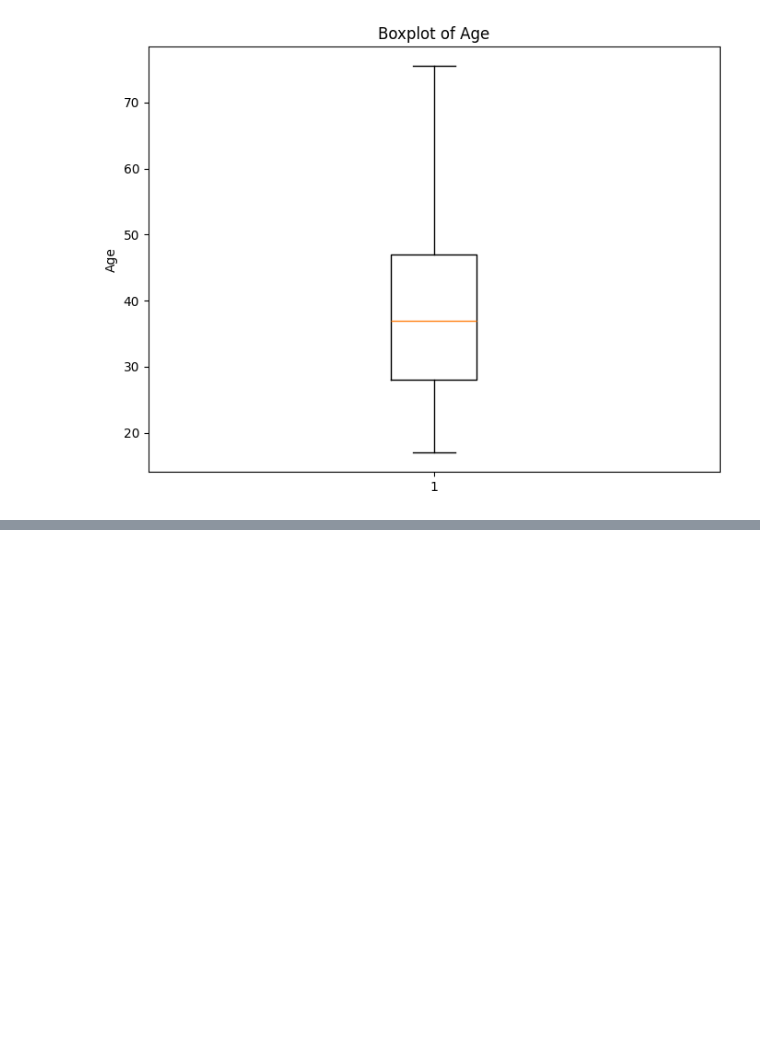
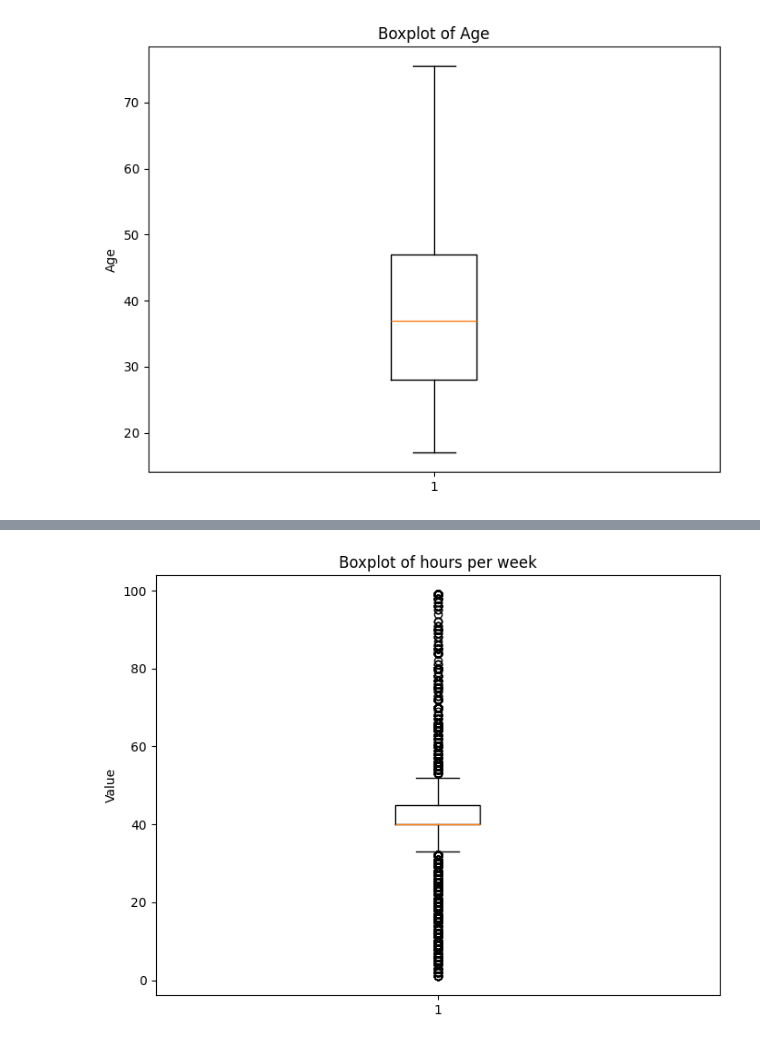
Before and after one commit to Naveen-Savi08/Income-Prediction, a Jupyter notebook: Preprocessing.ipynb, the cells around one changed output, grey strips where cells are left out. Saved outputs shown, nothing was run; the diff lists cells and outputs as text; code cells hidden in the pictures; blank space fills up the shorter version.

```diff
--- a/Preprocessing.ipynb
+++ b/Preprocessing.ipynb
@@ -247,0 +293,9 @@ plt.show()
+# %%
+# Plot the Hours per week
+plt.figure(figsize=(8, 6))
+plt.boxplot(df['hours-per-week'])
+plt.title(f'Boxplot of hours per week')
+plt.ylabel('Value')
+plt.show()
+# %% [output]
+[figure, added]
```
Also changed, not shown: parts of 10 cells of this notebook.
